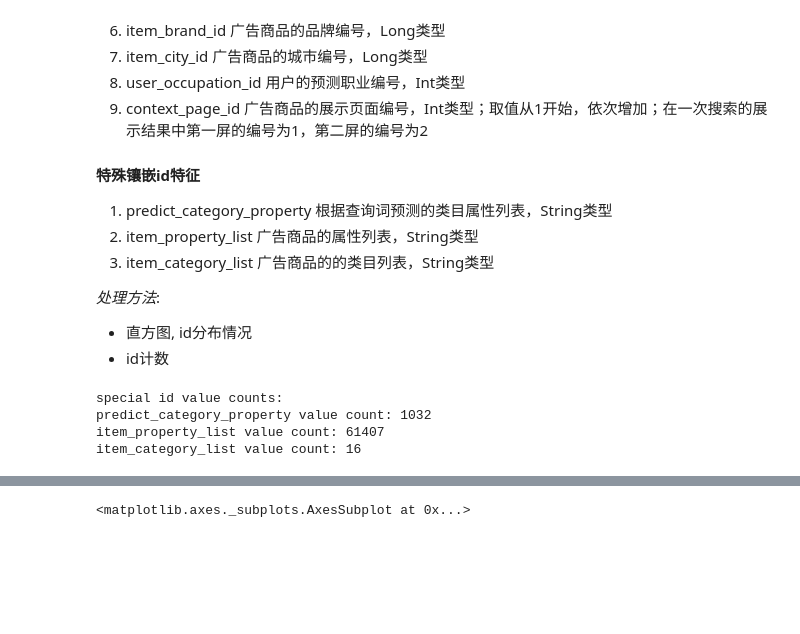
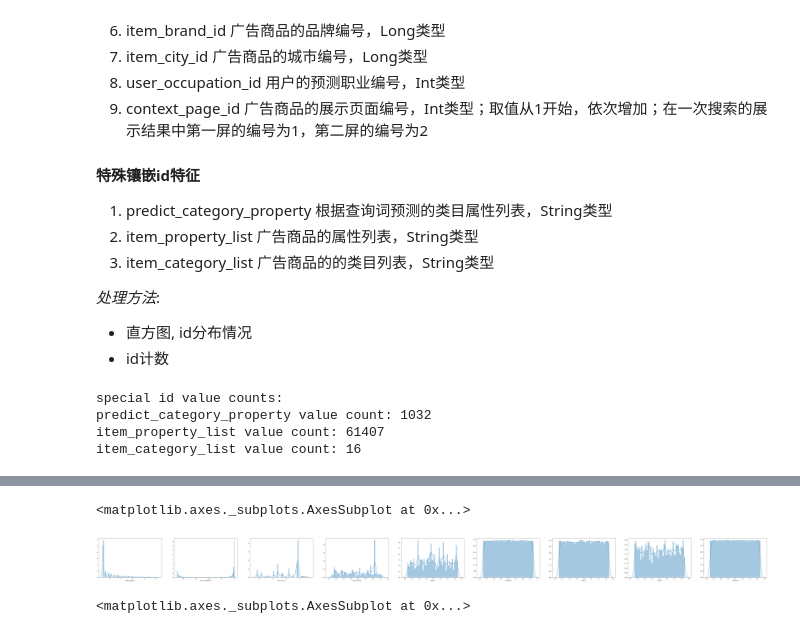
Before and after one commit to secrettianchigroup/SecretTianchiProject, a Jupyter notebook: data_peek.ipynb, the cells around one changed output, grey strips where cells are left out. Drawn from its saved outputs; the diff is of its cells as text; code cells hidden in the pictures; blank space fills up the shorter version.

```diff
--- a/data_peek.ipynb
+++ b/data_peek.ipynb
@@ -6,8 +6,8 @@ import seaborn as sns
 import matplotlib.pyplot as plt
 
 %matplotlib inline
-train_df = pd.read_table('round1_ijcai_18_train_20180301.txt',sep=' ')
-test_df = pd.read_table('round1_ijcai_18_test_a_20180301.txt',sep=' ')
+train_df = pd.read_table('/Users/yuhua/先验CTR模型线上观察/Alimama比赛/round1_ijcai_18_train_20180301.txt',sep=' ')
+test_df = pd.read_table('/Users/yuhua/先验CTR模型线上观察/Alimama比赛/round1_ijcai_18_test_a_20180301.txt',sep=' ')
 # %%
 train_df[train_df['shop_review_positive_rate'] == -1].describe()
 # %% [output]
@@ -85,3 +143,24 @@ item_category_list value count: 16
+# %%
+#############
+# 查看id属性的直方图
+import seaborn as sns
+import matplotlib.pyplot as plt
+
+%matplotlib inline
+
+f, (ax1, ax2, ax3, ax4, ax5, ax6, ax7, ax8, ax9) = plt.subplots(1, 9, figsize=(100, 6))
+sns.distplot(train_df['context_page_id'], ax=ax1)
+sns.distplot(train_df['user_occupation_id'], ax=ax2)
+sns.distplot(train_df['item_city_id'], ax=ax3)
+sns.distplot(train_df['item_brand_id'], ax=ax4)
+sns.distplot(train_df['shop_id'], ax=ax5)
+sns.distplot(train_df['context_id'], ax=ax6)
+sns.distplot(train_df['user_id'], ax=ax7)
+sns.distplot(train_df['item_id'], ax=ax8)
+sns.distplot(train_df['instance_id'], ax=ax9)
+# %% [output]
+<matplotlib.axes._subplots.AxesSubplot at 0x...>
+[figure, added]
 # %%
 #############
 # 查看id属性的直方图
```
Also changed, not shown: parts of 19 cells of this notebook, 9 other files.
